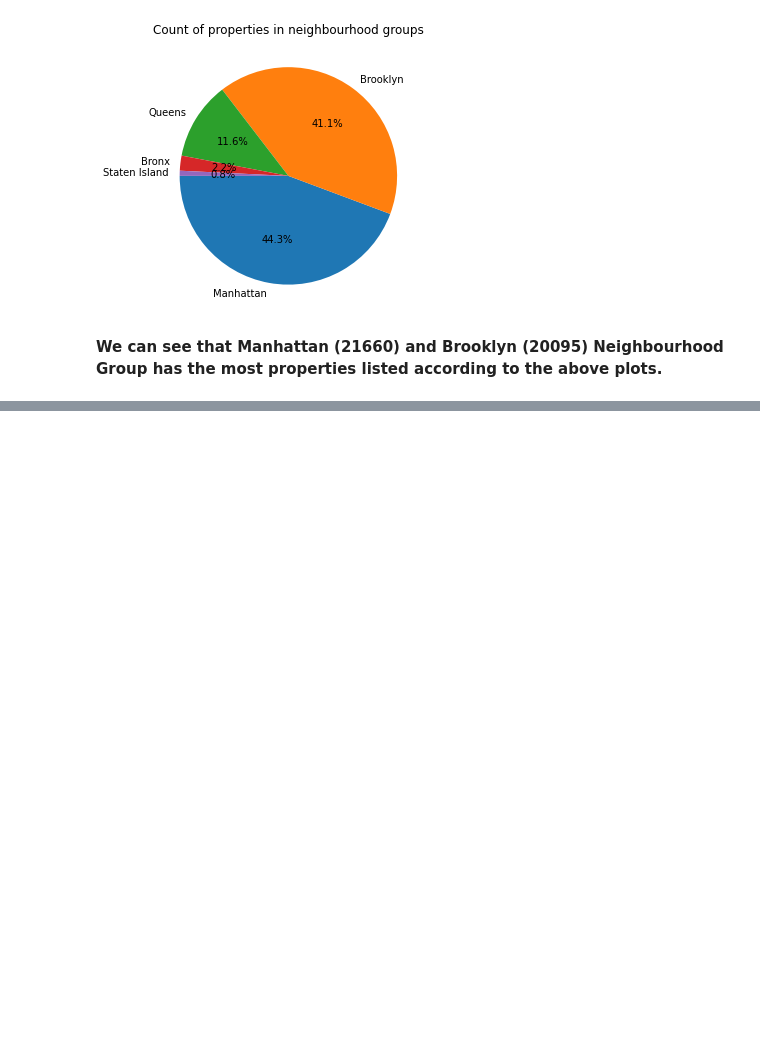
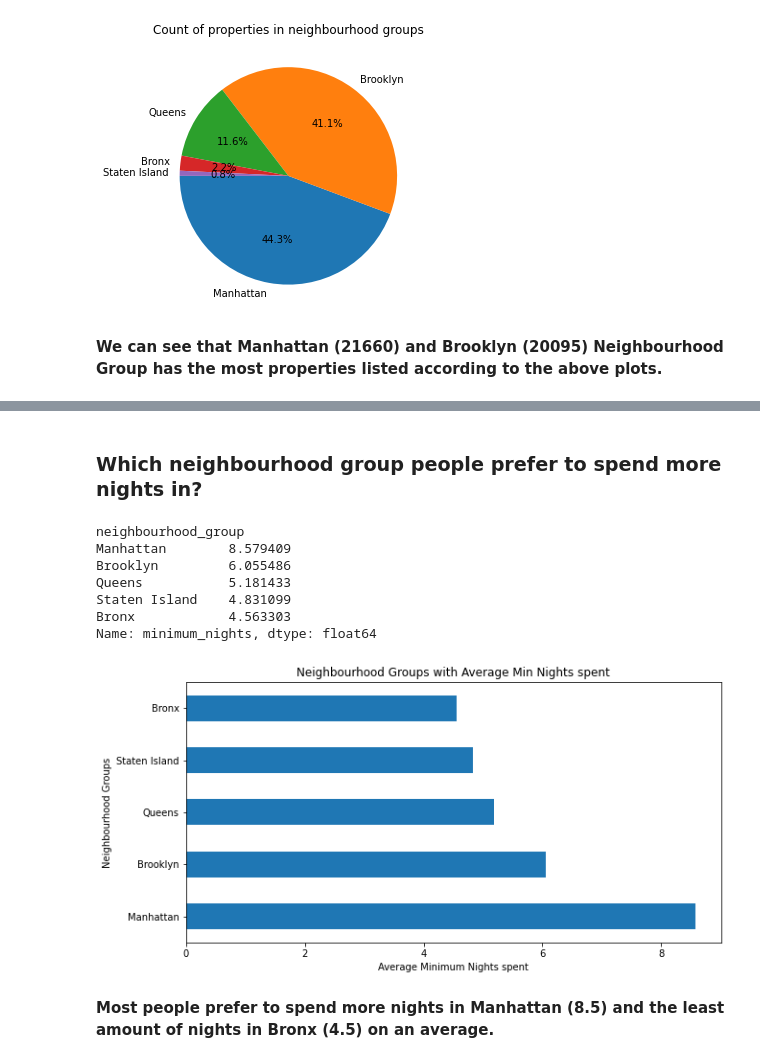
Before and after one commit to Rudrajit12/Airbnb-Bookings-Analysis, a Jupyter notebook: Airbnb_Bookings_Analysis_Capstone_Project.ipynb, the cells around one changed output, grey strips where cells are left out. Saved outputs shown, nothing was run; the diff lists cells and outputs as text; code cells hidden in the pictures; blank space fills up the shorter version.

```diff
--- a/Airbnb_Bookings_Analysis_Capstone_Project.ipynb
+++ b/Airbnb_Bookings_Analysis_Capstone_Project.ipynb
@@ -358,0 +449,24 @@ plt.show()
+# %% [markdown]
+### **Which neighbourhood group people prefer to spend more nights in?**
+# %%
+# minimum nights spent in different neighbourhood groups
+min_nights_neighbourhood_group = bnb_df.groupby(['neighbourhood_group'])['minimum_nights'].mean().sort_values(ascending=False)
+print(min_nights_neighbourhood_group)
+
+# plot the minimum nights spent w.r.t neighbourhood groups
+min_nights_neighbourhood_group.plot.barh(figsize=(10,5))
+plt.xlabel('Average Minimum Nights spent')
+plt.ylabel('Neighbourhood Groups')
+plt.title('Neighbourhood Groups with Average Min Nights spent')
+plt.show()
+# %% [output]
+neighbourhood_group
+Manhattan        8.579409
+Brooklyn         6.055486
+Queens           5.181433
+Staten Island    4.831099
+Bronx            4.563303
+Name: minimum_nights, dtype: float64
+[figure, added]
+# %% [markdown]
+**Most people prefer to spend more nights in Manhattan (8.5) and the least amount of nights in Bronx (4.5) on an average.**
```
Also changed, not shown: parts of 10 cells of this notebook.
